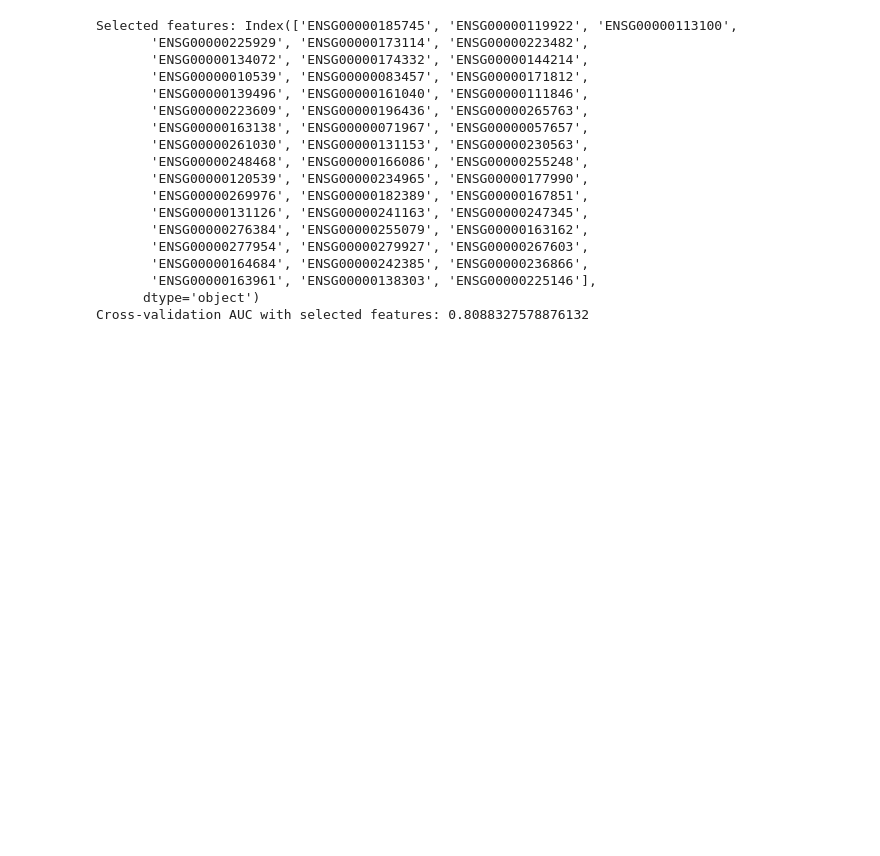
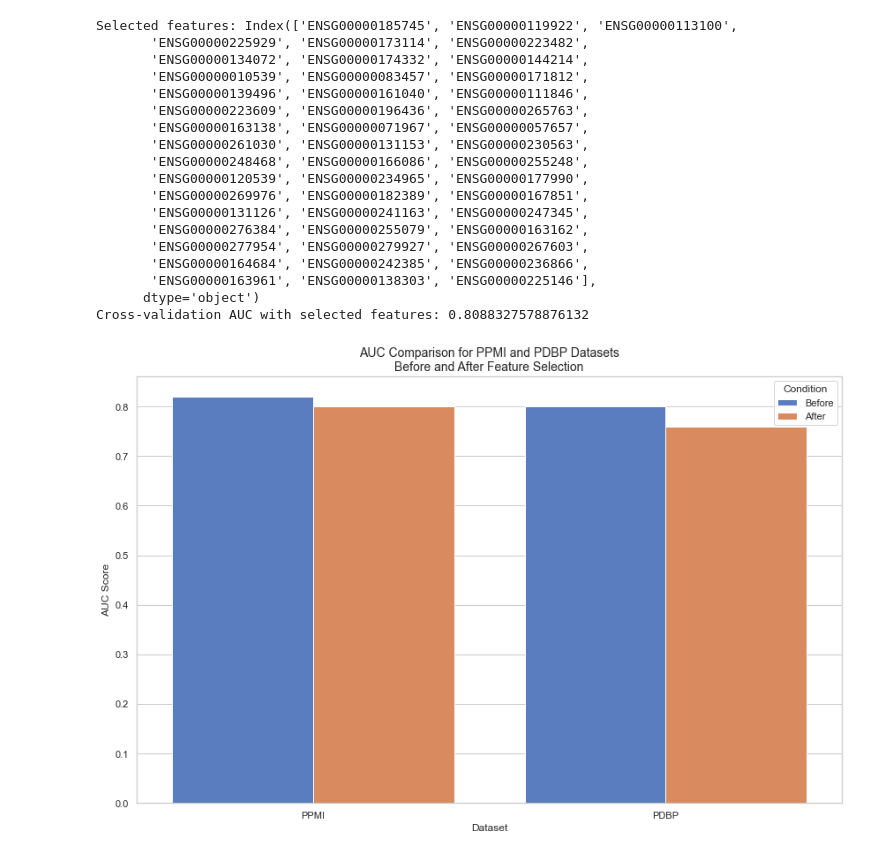
Before and after one commit to zainabnazari/pdbp_ppmi, a Jupyter notebook: main.ipynb, the cells around one changed output. Saved outputs shown, nothing was run; the diff lists cells and outputs as text; code cells hidden in the pictures; blank space fills up the shorter version.

```diff
--- a/main.ipynb
+++ b/main.ipynb
@@ -333,3 +372,40 @@ Selected features: Index(['ENSG00000185745', 'ENSG00000119922', 'ENSG00000113100
        'ENSG00000163961', 'ENSG00000138303', 'ENSG00000225146'],
       dtype='object')
 Cross-validation AUC with selected features: 0.8088327578876132
+# %%
+import matplotlib.pyplot as plt
+import seaborn as sns
+import numpy as np
+
+# AUC scores before and after feature selection for PPMI and PDBP
+datasets = ['PPMI', 'PDBP']
+auc_before = [0.82, 0.80]  # AUC scores before feature selection
+auc_after = [0.80, 0.76]   # AUC scores after feature selection
+
+# Create a DataFrame for easy plotting with seaborn
+import pandas as pd
+data = {
+    'Dataset': ['PPMI', 'PDBP', 'PPMI', 'PDBP'],
+    'AUC Score': [0.82, 0.80, 0.80, 0.76],
+    'Condition': ['Before', 'Before', 'After', 'After']
+}
+df = pd.DataFrame(data)
+
+# Set up the seaborn style
+sns.set(style="whitegrid")
+
+# Create the bar plot
+plt.figure(figsize=(12, 8))
+barplot = sns.barplot(x="Dataset", y="AUC Score", hue="Condition", data=df, palette="muted")
+
+# Add titles and labels
+plt.title('AUC Comparison for PPMI and PDBP Datasets\nBefore and After Feature Selection', fontsize=14)
+plt.xlabel('Dataset', fontsize=12)
+plt.ylabel('AUC Score', fontsize=12)
+
+
+# Display the plot
+plt.tight_layout()
+plt.show()
+# %% [output]
+[figure, added]
```
Also changed, not shown: parts of 6 cells of this notebook, 4 other files.
